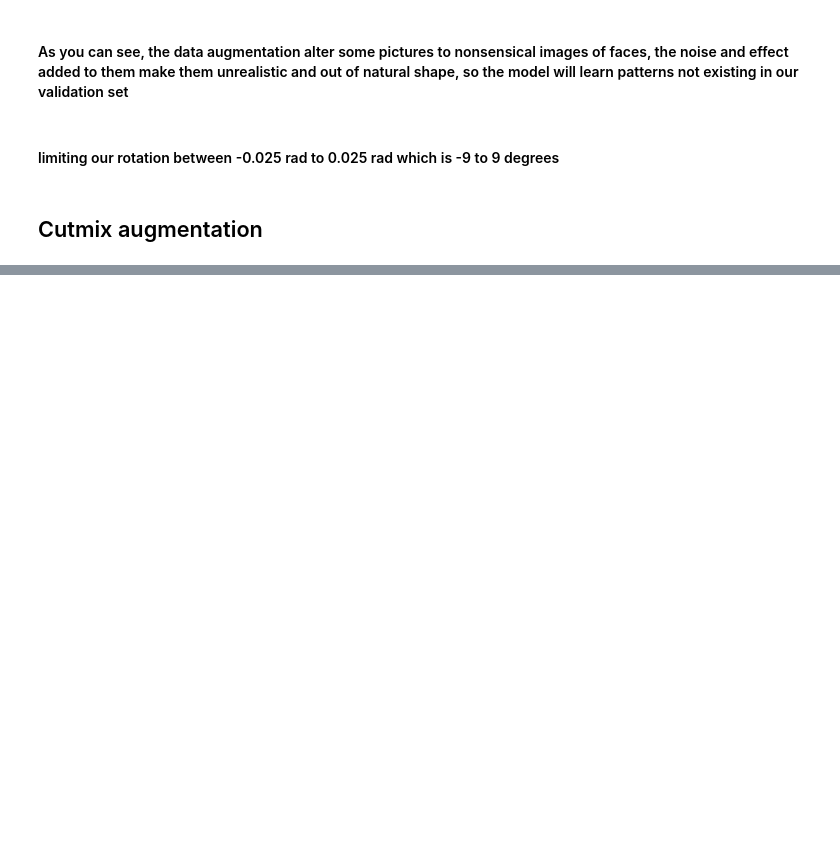
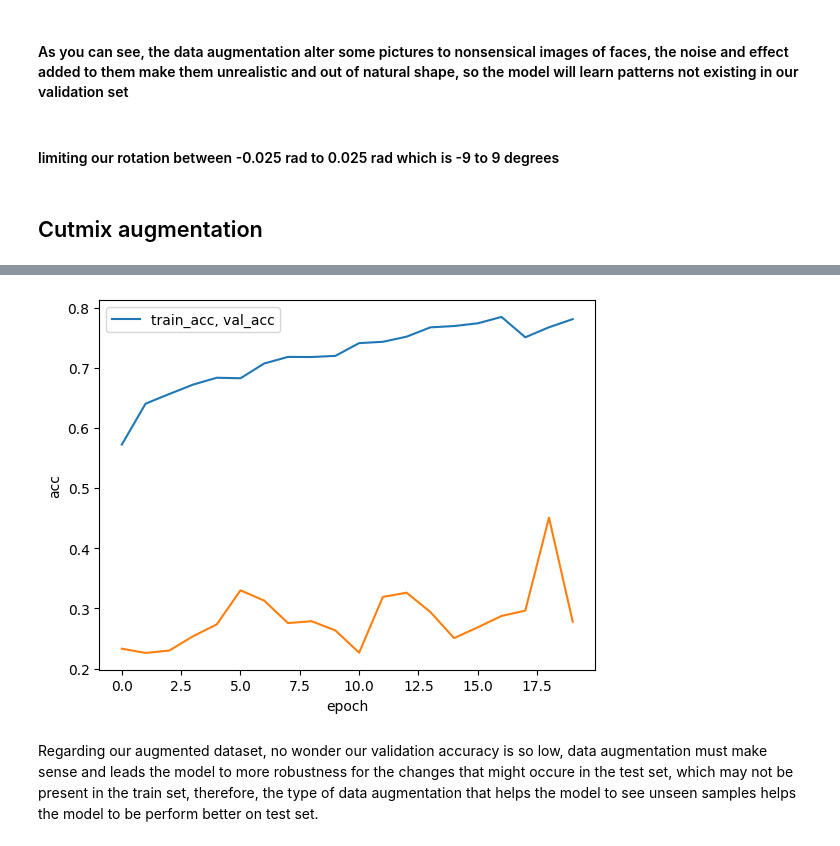
Before and after one commit to mirpouya/Human-Emotion-Detection-with-various-CNN-models, a Jupyter notebook: Human_Emotion_Detection_with_different_CNNs.ipynb, the cells around one changed output, grey strips where cells are left out. Saved outputs shown, nothing was run; the diff lists cells and outputs as text; code cells hidden in the pictures; blank space fills up the shorter version.

```diff
--- a/Human_Emotion_Detection_with_different_CNNs.ipynb
+++ b/Human_Emotion_Detection_with_different_CNNs.ipynb
@@ -557,0 +587,11 @@ KeyboardInterrupt:
+# %%
+plt.plot(history.history["accuracy"])
+plt.plot(history.history["val_accuracy"])
+plt.ylabel("acc")
+plt.xlabel("epoch")
+plt.legend(["train_acc, val_acc"])
+plt.show()
+# %% [output]
+[figure, added]
+# %% [markdown]
+Regarding our augmented dataset, no wonder our validation accuracy is so low, data augmentation must make sense and leads the model to more robustness for the changes that might occure in the test set, which may not be present in the train set, therefore, the type of data augmentation that helps the model to see unseen samples helps the model to be perform better on test set.
```
Also changed, not shown: parts of 19 cells of this notebook.
